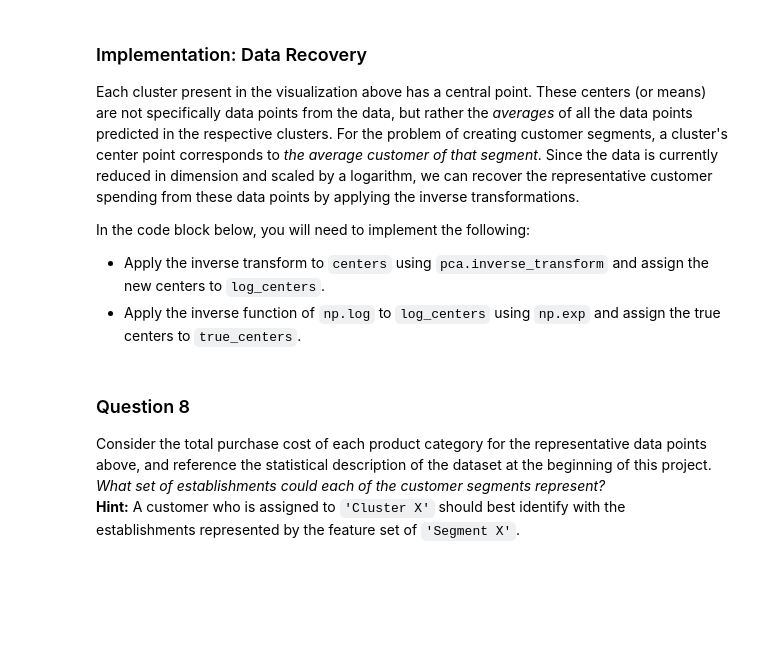
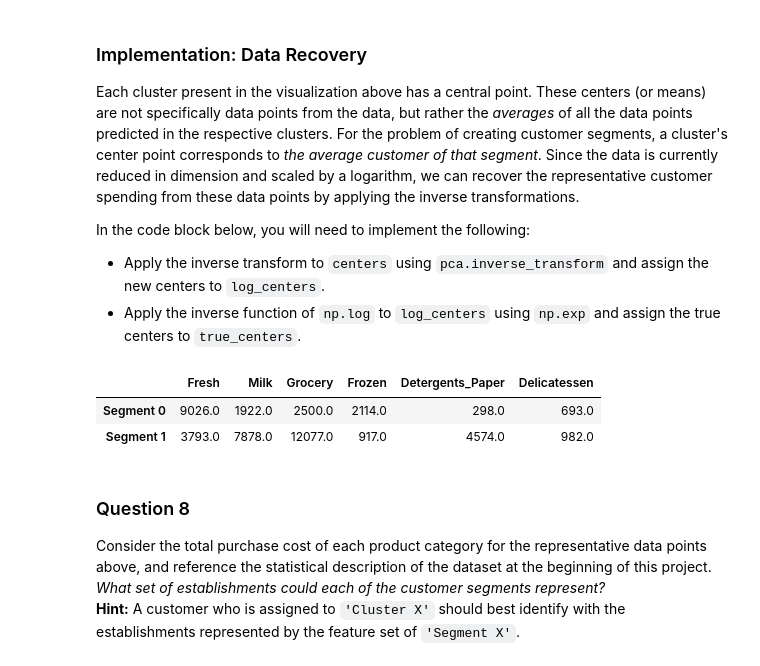
Before and after one commit to DannyZuko/machine-learning, a Jupyter notebook: projects/creating_customer_segments/customer_segments.ipynb, the cells around one changed output. Saved outputs shown, nothing was run; the diff lists cells and outputs as text; code cells hidden in the pictures; blank space fills up the shorter version.

```diff
--- a/projects/creating_customer_segments/customer_segments.ipynb
+++ b/projects/creating_customer_segments/customer_segments.ipynb
@@ -381,3 +422,18 @@ score = None
+# %%
+clusterer = KMeans(n_clusters = 2)
+clusterer.fit(reduced_data)
+
+# TODO: Predict the cluster for each data point
+preds = clusterer.predict(reduced_data)
+
+# TODO: Find the cluster centers
+centers = clusterer.cluster_centers_
+
+# TODO: Predict the cluster for each transformed sample data point
+sample_preds = clusterer.predict(pca_samples)
+
+# TODO: Calculate the mean silhouette coefficient for the number of clusters chosen
+score = silhouette_score(reduced_data, preds)
 # %% [markdown]
 ### Cluster Visualization
 Once you've chosen the optimal number of clusters for your clustering algorithm using the scoring metric above, you can now visualize the results by executing the code block below. Note that, for experimentation purposes, you are welcome to adjust the number of clusters for your clustering algorithm to see various visualizations. The final visualization provided should, however, correspond with the optimal number of clusters.
@@ -393,16 +451,20 @@ In the code block below, you will need to implement the following:
  - Apply the inverse function of `np.log` to `log_centers` using `np.exp` and assign the true centers to `true_centers`.
 # %%
 # TODO: Inverse transform the centers
-log_centers = None
+log_centers = pca.inverse_transform(centers)
 
 # TODO: Exponentiate the centers
-true_centers = None
+true_centers = np.exp(log_centers)
 
 # Display the true centers
 segments = ['Segment {}'.format(i) for i in range(0,len(centers))]
 true_centers = pd.DataFrame(np.round(true_centers), columns = data.keys())
 true_centers.index = segments
 display(true_centers)
+# %% [output]
+|  | Fresh | Milk | Grocery | Frozen | Detergents_Paper | Delicatessen |
+| Segment 0 | 9026.0 | 1922.0 | 2500.0 | 2114.0 | 298.0 | 693.0 |
+| Segment 1 | 3793.0 | 7878.0 | 12077.0 | 917.0 | 4574.0 | 982.0 |
 # %% [markdown]
 ### Question 8
 Consider the total purchase cost of each product category for the representative data points above, and reference the statistical description of the dataset at the beginning of this project. *What set of establishments could each of the customer segments represent?*
```
Also changed, not shown: parts of 27 cells of this notebook, 1 other file.
